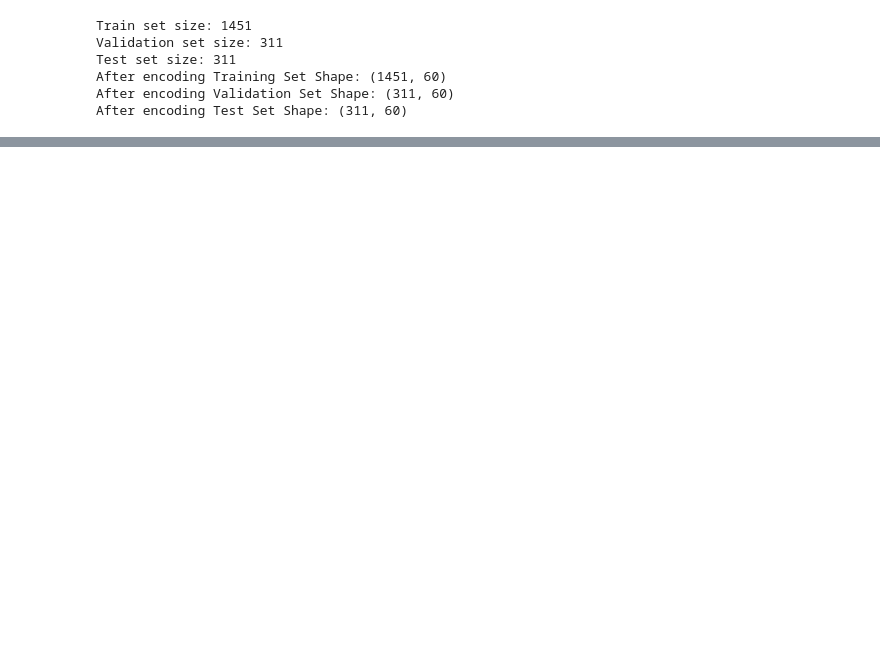
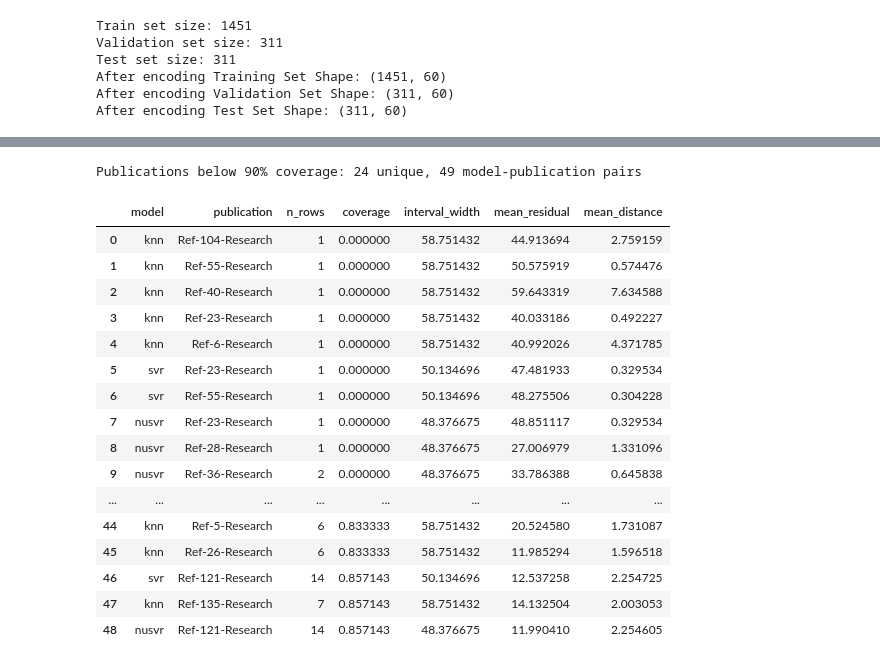
Before and after one commit to Jocund96/Data-to-Design-ML, a Jupyter notebook: S2_Kernel/Week-9/00_random_split.ipynb, the cells around one changed output, grey strips where cells are left out. Saved outputs shown, nothing was run; the diff lists cells and outputs as text; code cells hidden in the pictures; blank space fills up the shorter version.

```diff
--- a/S2_Kernel/Week-9/00_random_split.ipynb
+++ b/S2_Kernel/Week-9/00_random_split.ipynb
@@ -86,20 +137,39 @@ calibration_nusvr
 # %%
-poor_coverage_threshold = 1.0
+poor_coverage_threshold = 0.9
 
 poor_coverage = pd.concat([
     calibration_knn.assign(model='knn'),
     calibration_svr.assign(model='svr'),
     calibration_nusvr.assign(model='nusvr'),
 ])
 poor_coverage = (
     poor_coverage[poor_coverage['coverage'] < poor_coverage_threshold]
     .sort_values('coverage')
     [['model', 'publication', 'n_rows', 'coverage', 'interval_width', 'mean_residual', 'mean_distance']]
     .reset_index(drop=True)
 )
 
 print(f"Publications below {poor_coverage_threshold:.0%} coverage: {poor_coverage['publication'].nunique()} unique, {len(poor_coverage)} model-publication pairs")
 poor_coverage
+# %% [output]
+Publications below 90% coverage: 24 unique, 49 model-publication pairs
+|  | model | publication | n_rows | coverage | interval_width | mean_residual | mean_distance |
+| 0 | knn | Ref-104-Research | 1 | 0.000000 | 58.751432 | 44.913694 | 2.759159 |
+| 1 | knn | Ref-55-Research | 1 | 0.000000 | 58.751432 | 50.575919 | 0.574476 |
+| 2 | knn | Ref-40-Research | 1 | 0.000000 | 58.751432 | 59.643319 | 7.634588 |
+| 3 | knn | Ref-23-Research | 1 | 0.000000 | 58.751432 | 40.033186 | 0.492227 |
+| 4 | knn | Ref-6-Research | 1 | 0.000000 | 58.751432 | 40.992026 | 4.371785 |
+| 5 | svr | Ref-23-Research | 1 | 0.000000 | 50.134696 | 47.481933 | 0.329534 |
+| 6 | svr | Ref-55-Research | 1 | 0.000000 | 50.134696 | 48.275506 | 0.304228 |
+| 7 | nusvr | Ref-23-Research | 1 | 0.000000 | 48.376675 | 48.851117 | 0.329534 |
+| 8 | nusvr | Ref-28-Research | 1 | 0.000000 | 48.376675 | 27.006979 | 1.331096 |
+| 9 | nusvr | Ref-36-Research | 2 | 0.000000 | 48.376675 | 33.786388 | 0.645838 |
+| ... | ... | ... | ... | ... | ... | ... | ... |
+| 44 | knn | Ref-5-Research | 6 | 0.833333 | 58.751432 | 20.524580 | 1.731087 |
+| 45 | knn | Ref-26-Research | 6 | 0.833333 | 58.751432 | 11.985294 | 1.596518 |
+| 46 | svr | Ref-121-Research | 14 | 0.857143 | 50.134696 | 12.537258 | 2.254725 |
+| 47 | knn | Ref-135-Research | 7 | 0.857143 | 58.751432 | 14.132504 | 2.003053 |
+| 48 | nusvr | Ref-121-Research | 14 | 0.857143 | 48.376675 | 11.990410 | 2.254605 |
 # %%
 import matplotlib.pyplot as plt
 
```
Also changed, not shown: parts of 5 cells of this notebook, 3 other files.
